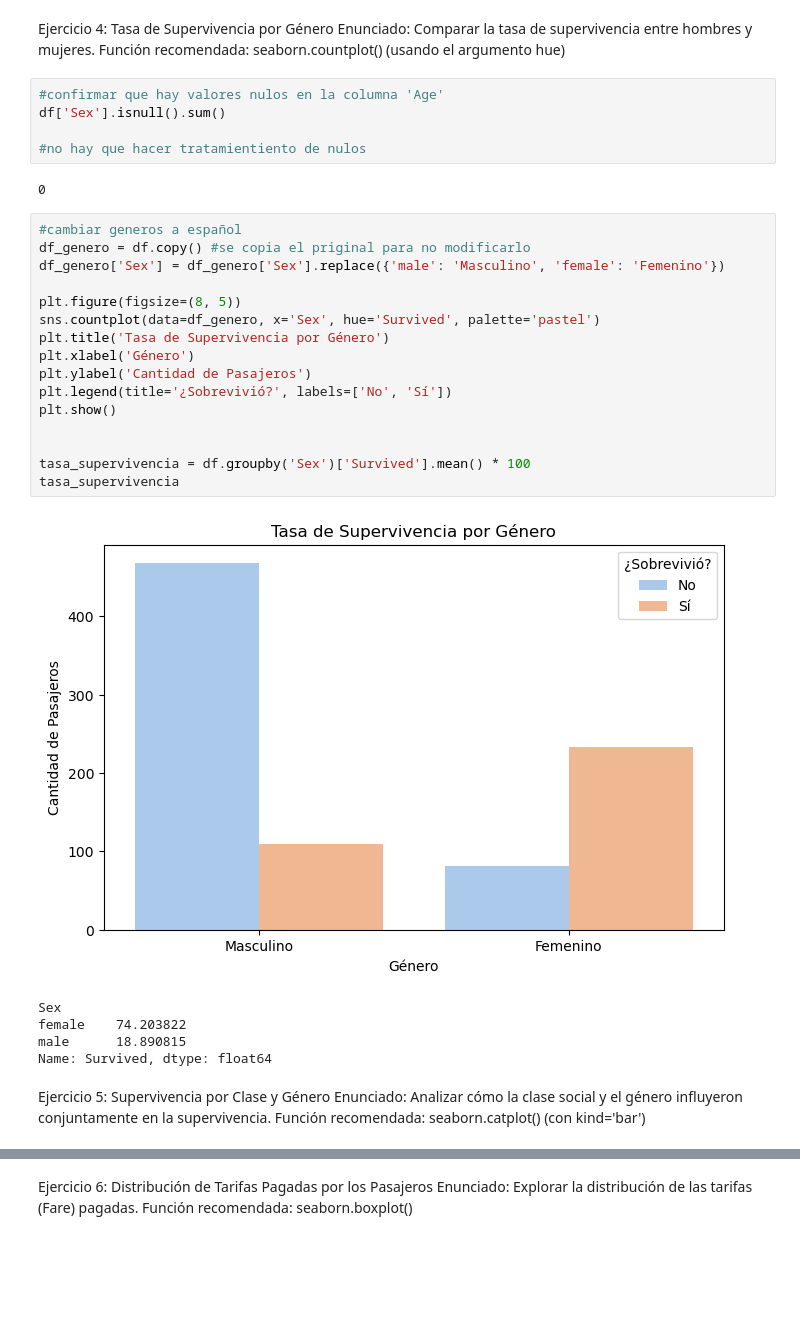
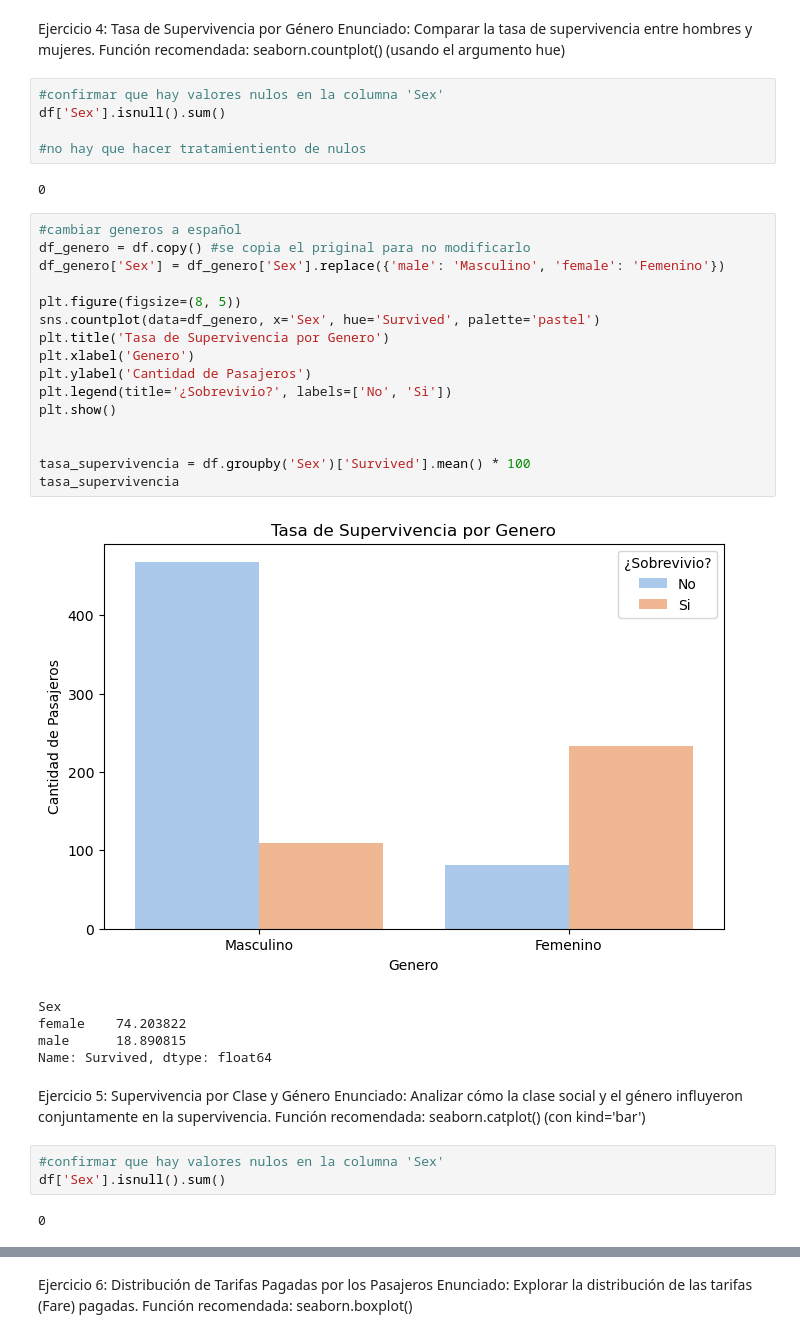
Before and after one commit to Sanyer16/titanic-visualizations, a Jupyter notebook: titanic_visualizations.ipynb, the cells around one changed output, grey strips where cells are left out. Drawn from its saved outputs; the diff is of its cells as text; blank space fills up the shorter version.

```diff
--- a/titanic_visualizations.ipynb
+++ b/titanic_visualizations.ipynb
@@ -175,7 +175,7 @@ Ejercicio 4: Tasa de Supervivencia por Género
 Enunciado: Comparar la tasa de supervivencia entre hombres y mujeres.
 Función recomendada: seaborn.countplot() (usando el argumento hue)
 # %%
-#confirmar que hay valores nulos en la columna 'Age'
+#confirmar que hay valores nulos en la columna 'Sex'
 df['Sex'].isnull().sum()
 
 #no hay que hacer tratamientiento de nulos
@@ -184,21 +184,21 @@ df['Sex'].isnull().sum()
 # %%
 #cambiar generos a español
 df_genero = df.copy() #se copia el priginal para no modificarlo
 df_genero['Sex'] = df_genero['Sex'].replace({'male': 'Masculino', 'female': 'Femenino'})
 
 plt.figure(figsize=(8, 5))
 sns.countplot(data=df_genero, x='Sex', hue='Survived', palette='pastel')
-plt.title('Tasa de Supervivencia por Género')
-plt.xlabel('Género')
+plt.title('Tasa de Supervivencia por Genero')
+plt.xlabel('Genero')
 plt.ylabel('Cantidad de Pasajeros')
-plt.legend(title='¿Sobrevivió?', labels=['No', 'Sí'])
+plt.legend(title='¿Sobrevivio?', labels=['No', 'Si'])
 plt.show()
 
 
 tasa_supervivencia = df.groupby('Sex')['Survived'].mean() * 100
 tasa_supervivencia
 # %% [output]
-[figure, old version]
+[figure, new version]
 Sex
 female    74.203822
 male      18.890815
@@ -207,3 +207,8 @@ Name: Survived, dtype: float64
 Ejercicio 5: Supervivencia por Clase y Género
 Enunciado: Analizar cómo la clase social y el género influyeron conjuntamente en la supervivencia.
 Función recomendada: seaborn.catplot() (con kind='bar')
+# %%
+#confirmar que hay valores nulos en la columna 'Sex'
+df['Sex'].isnull().sum()
+# %% [output]
+0
```
Also changed, not shown: parts of 2 cells of this notebook.
